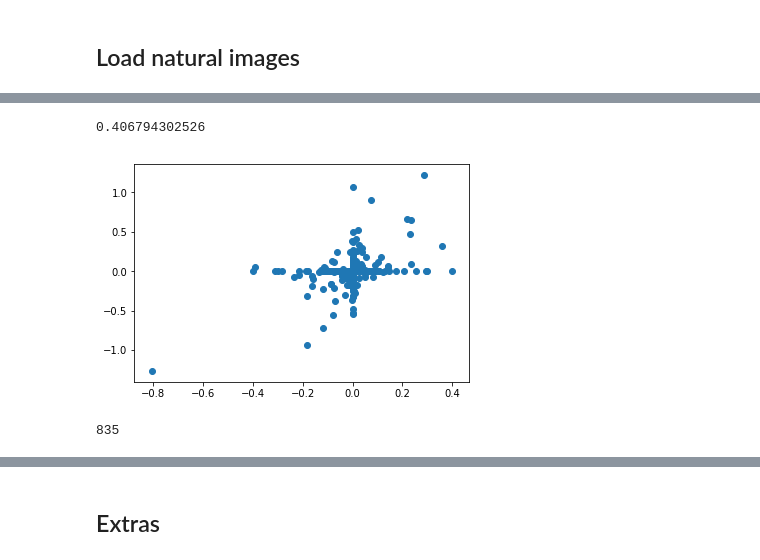
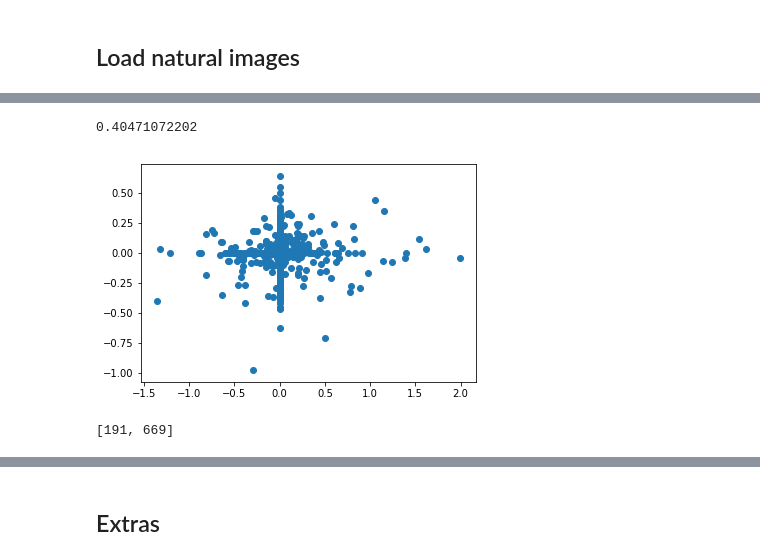
Before and after one commit to ncinko/RW, a Jupyter notebook: Plotting bases.ipynb, the cells around one changed output, grey strips where cells are left out. Saved outputs shown, nothing was run; the diff lists cells and outputs as text; code cells hidden in the pictures.

```diff
--- a/Plotting bases.ipynb
+++ b/Plotting bases.ipynb
@@ -36,6 +38,6 @@ plt.show()
 # %% [markdown]
 ## Load natural images
 # %%
-IMAGES = scipy.io.loadmat('./zayd/IMAGES.mat')
+IMAGES = scipy.io.loadmat('IMAGES.mat')
 IMAGES = IMAGES['IMAGES']
 (imsize, imsize, num_images) = np.shape(IMAGES)
@@ -85,13 +85,7 @@ for i,j in combinations(range(300),2):
 # %%
-plt.scatter(ahat[67,:], ahat[81,:])
-print(np.corrcoef(ahat[67,:], ahat[81,:])[0, 1])
+plt.scatter(ahat[56,:], ahat[148,:])
+print(np.corrcoef(ahat[58,:], ahat[148,:])[0, 1])
 plt.show()
 # %% [output]
-0.406794302526
+0.40471072202
-[figure, old version]
+[figure, new version]
-# %%
-for i in range(len(ahat[90,:])):
-    if abs(ahat[67,:][i]) > 0.6 and abs(ahat[81,:][i]) > 0.6:
-        print(i)
-# %% [output]
-835
@@ -98,3 +106,7 @@ for i in range(len(ahat[90,:])):
+# %%
+print(find_strong_images(58,148))
+# %% [output]
+[191, 669]
 # %%
 def add_noise(image, sigma = 1e-2):
     noise = np.random.normal(0.0, sigma, image.shape)
```
Also changed, not shown: parts of 21 cells of this notebook, 2 other files.
